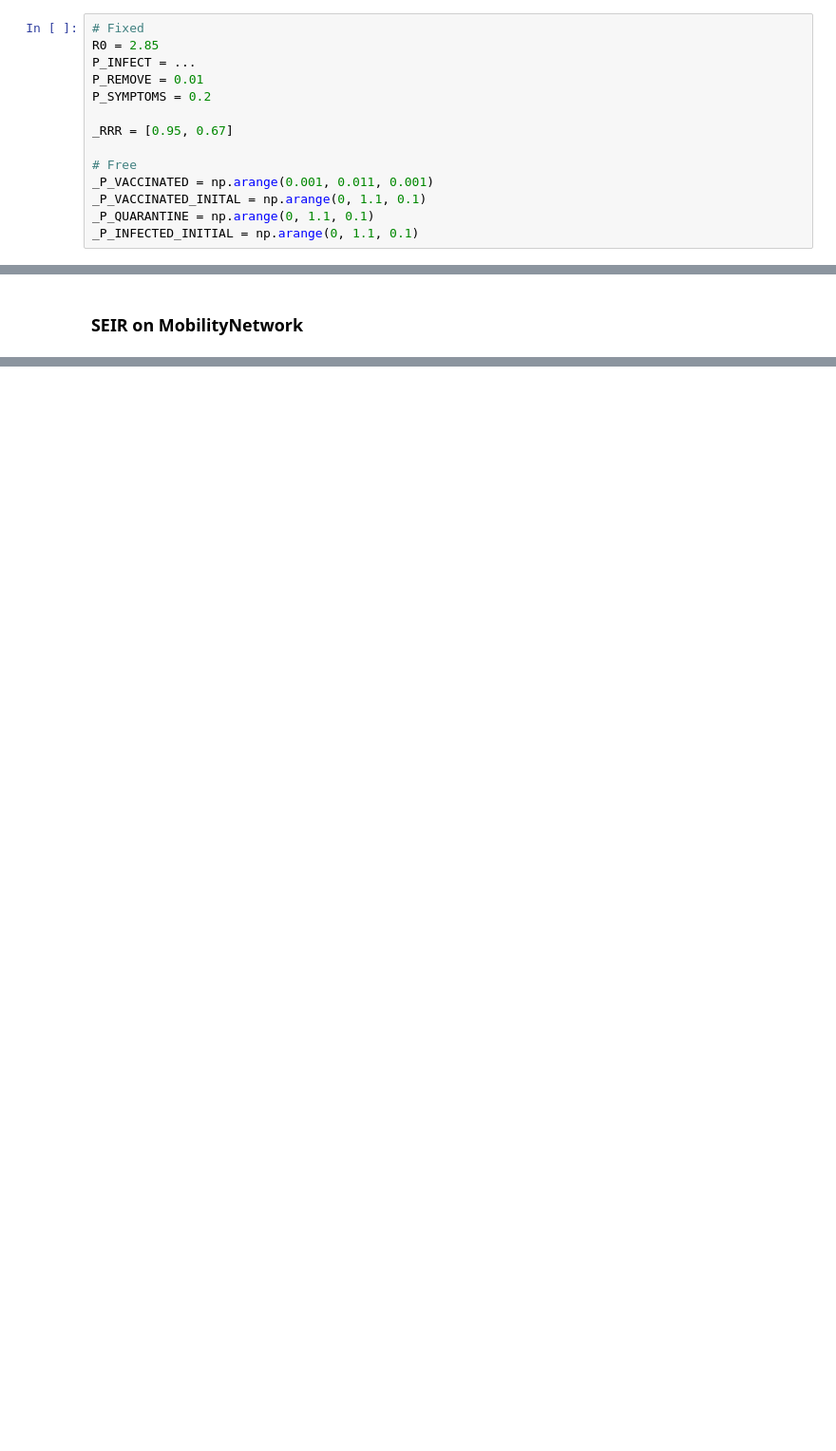
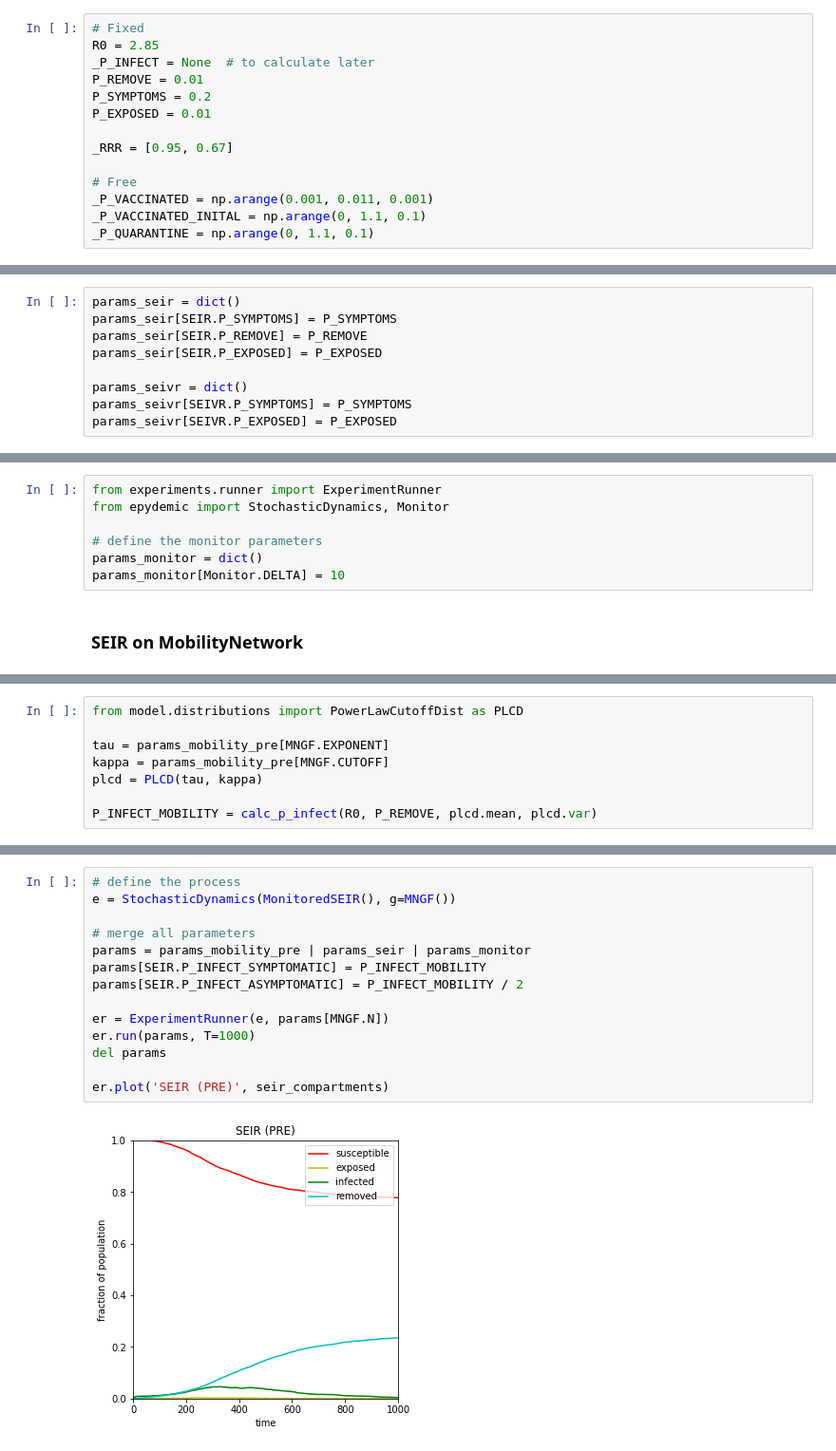
Before and after one commit to leo-pfeiffer/epi-sim, a Jupyter notebook: experiments/experiments2.ipynb, the cells around one changed output, grey strips where cells are left out. Shown at 95% size. Cells and saved outputs as stored; diff of their text form; blank space fills up the shorter version.

Commit message:
Updated experiments notebook

```diff
--- a/experiments/experiments2.ipynb
+++ b/experiments/experiments2.ipynb
@@ -164,9 +171,10 @@ We set the following parameters
 # %%
 # Fixed
 R0 = 2.85
-P_INFECT = ...
+_P_INFECT = None  # to calculate later
 P_REMOVE = 0.01
 P_SYMPTOMS = 0.2
+P_EXPOSED = 0.01
 
 _RRR = [0.95, 0.67]
 
@@ -174,5 +182,4 @@ _RRR = [0.95, 0.67]
 _P_VACCINATED = np.arange(0.001, 0.011, 0.001)
 _P_VACCINATED_INITAL = np.arange(0, 1.1, 0.1)
 _P_QUARANTINE = np.arange(0, 1.1, 0.1)
-_P_INFECTED_INITIAL = np.arange(0, 1.1, 0.1)
 # %% [markdown]
@@ -191,2 +202,11 @@ def calc_p_infect(r0, p_remove, k_mean, k_var):
+# %%
+params_seir = dict()
+params_seir[SEIR.P_SYMPTOMS] = P_SYMPTOMS
+params_seir[SEIR.P_REMOVE] = P_REMOVE
+params_seir[SEIR.P_EXPOSED] = P_EXPOSED
+
+params_seivr = dict()
+params_seivr[SEIVR.P_SYMPTOMS] = P_SYMPTOMS
+params_seivr[SEIVR.P_EXPOSED] = P_EXPOSED
 # %% [markdown]
 ## Simulations
@@ -193,2 +215,9 @@ def calc_p_infect(r0, p_remove, k_mean, k_var):
+# %%
+from experiments.runner import ExperimentRunner
+from epydemic import StochasticDynamics, Monitor
+
+# define the monitor parameters
+params_monitor = dict()
+params_monitor[Monitor.DELTA] = 10
 # %% [markdown]
 ### SEIR on MobilityNetwork
@@ -194,0 +226,8 @@ def calc_p_infect(r0, p_remove, k_mean, k_var):
+# %%
+from model.distributions import PowerLawCutoffDist as PLCD
+
+tau = params_mobility_pre[MNGF.EXPONENT]
+kappa = params_mobility_pre[MNGF.CUTOFF]
+plcd = PLCD(tau, kappa)
+
+P_INFECT_MOBILITY = calc_p_infect(R0, P_REMOVE, plcd.mean, plcd.var)
@@ -194,0 +236,16 @@ def calc_p_infect(r0, p_remove, k_mean, k_var):
+# %%
+# define the process
+e = StochasticDynamics(MonitoredSEIR(), g=MNGF())
+
+# merge all parameters
+params = params_mobility_pre | params_seir | params_monitor
+params[SEIR.P_INFECT_SYMPTOMATIC] = P_INFECT_MOBILITY
+params[SEIR.P_INFECT_ASYMPTOMATIC] = P_INFECT_MOBILITY / 2
+
+er = ExperimentRunner(e, params[MNGF.N])
+er.run(params, T=1000)
+del params
+
+er.plot('SEIR (PRE)', seir_compartments)
+# %% [output]
+[figure, added]
```
Also changed, not shown: parts of 12 cells of this notebook.
